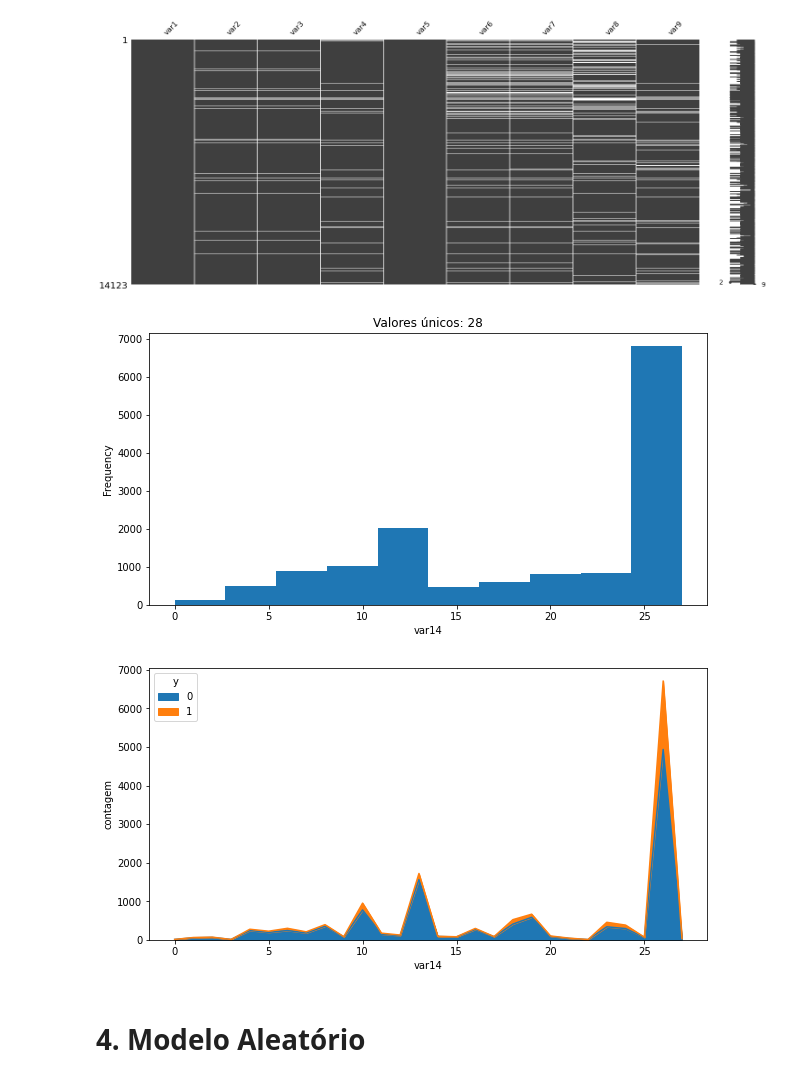
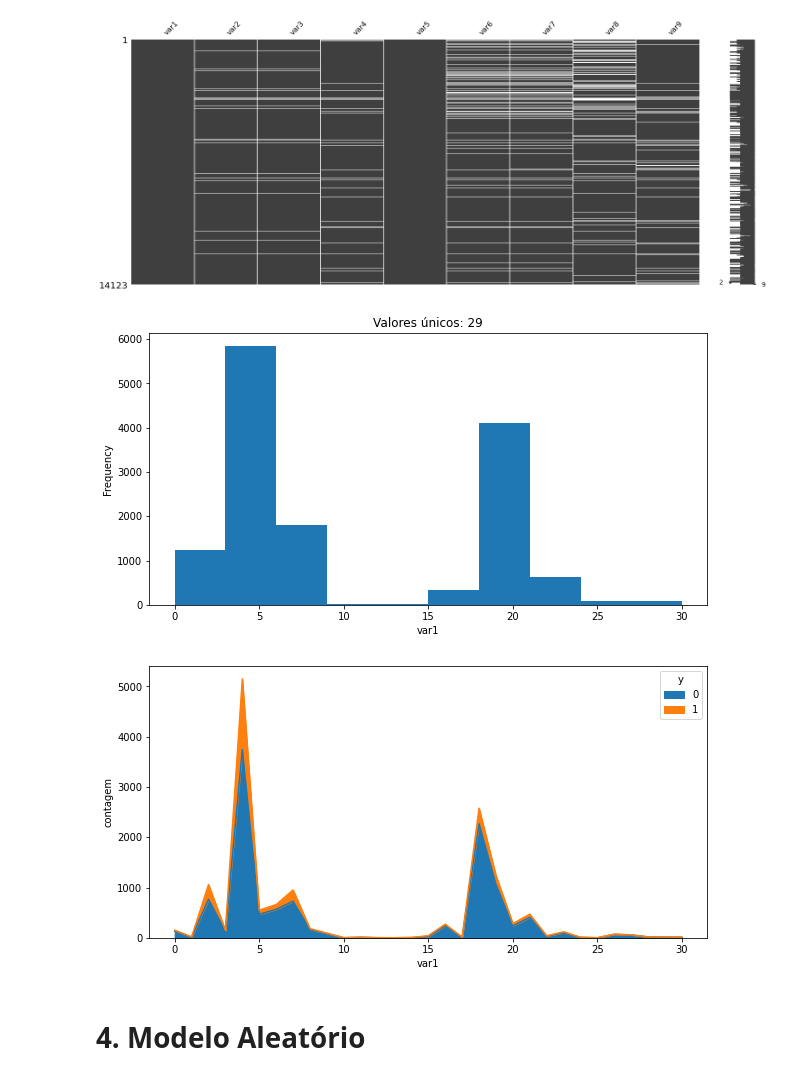
Before and after one commit to jruizvar/kaggle-porto-seguro, a Jupyter notebook: solution.ipynb, the cells around one changed output. Drawn from its saved outputs; the diff is of its cells as text; code cells hidden in the pictures.

```diff
--- a/solution.ipynb
+++ b/solution.ipynb
@@ -80,9 +80,9 @@ def plot_hist(df, col):
     ax.set_title(f'Valores únicos: {bins}')
     ax.set_xlabel(col)
 # %%
-plot_hist(df, 'var14')
+plot_hist(df, 'var1')
 # %% [output]
-[figure, old version]
+[figure, new version]
 # %%
 def plot_area(df, col):
     kargs = {
@@ -91,9 +91,9 @@ def plot_area(df, col):
     }
     df.groupby([col, 'y'])[col].count().unstack().plot.area(**kargs)
 # %%
-plot_area(df, 'var14')
+plot_area(df, 'var1')
 # %% [output]
-[figure, old version]
+[figure, new version]
 # %% [markdown]
 # 4. Modelo Aleatório
 # %%
```
Also changed, not shown: parts of 3 cells of this notebook, 1 other file.
